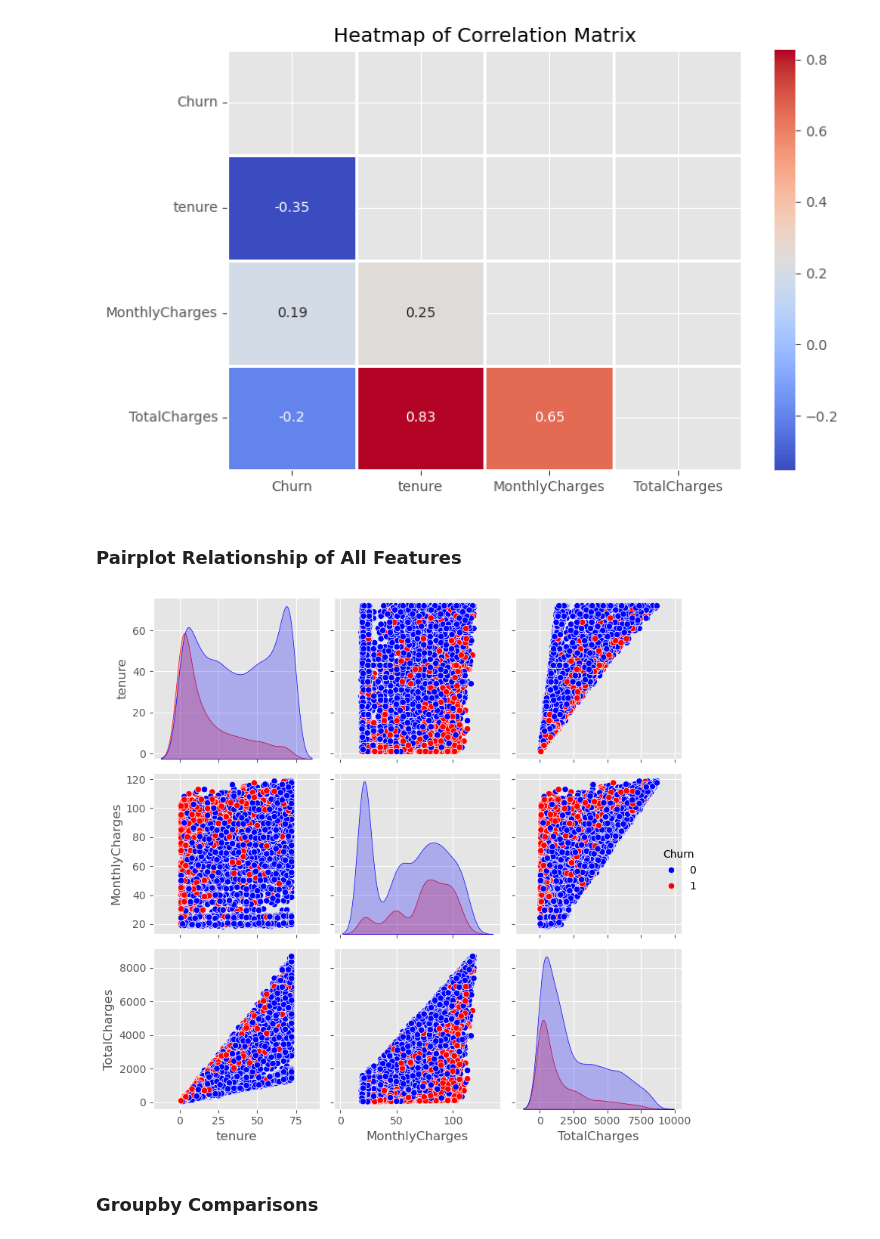
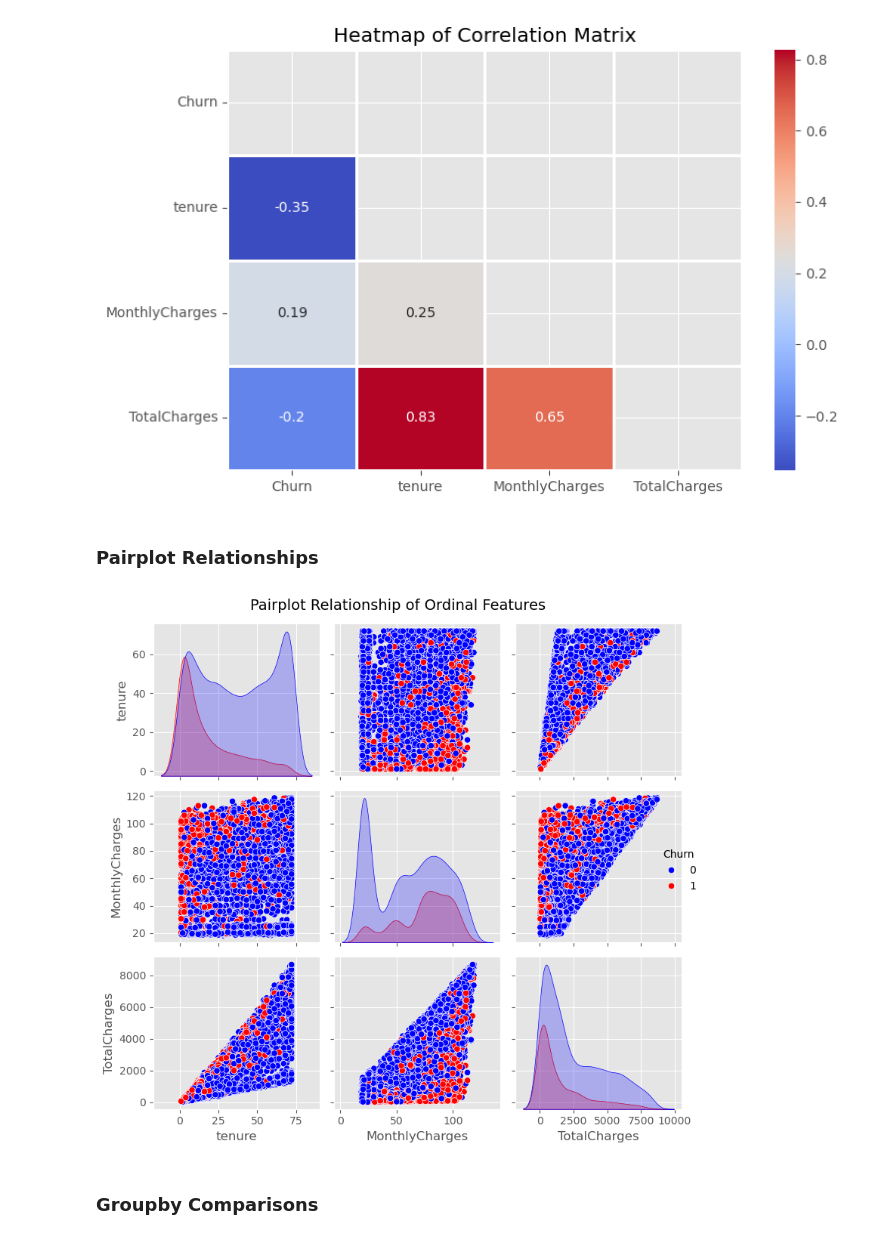
Before and after one commit to mrhussaink7/telco-churn-model, a Jupyter notebook: notebooks/exploratory_data_analysis.ipynb, the cells around one changed output. Saved outputs shown, nothing was run; the diff lists cells and outputs as text; code cells hidden in the pictures.

```diff
--- a/notebooks/exploratory_data_analysis.ipynb
+++ b/notebooks/exploratory_data_analysis.ipynb
@@ -140,12 +140,13 @@ plt.show()
 # %% [output]
 [figure]
 # %% [markdown]
-### Pairplot Relationship of All Features
+### Pairplot Relationships
 # %%
 sns.pairplot(data=df_ordinal, hue='Churn', palette={0:'blue', 1:'red'})
+plt.suptitle('Pairplot Relationship of Ordinal Features', fontsize=14)
 plt.tight_layout()
 plt.show()
 # %% [output]
-[figure, old version]
+[figure, new version]
 # %% [markdown]
 ### Groupby Comparisons
```
Also changed, not shown: parts of 4 cells of this notebook.
